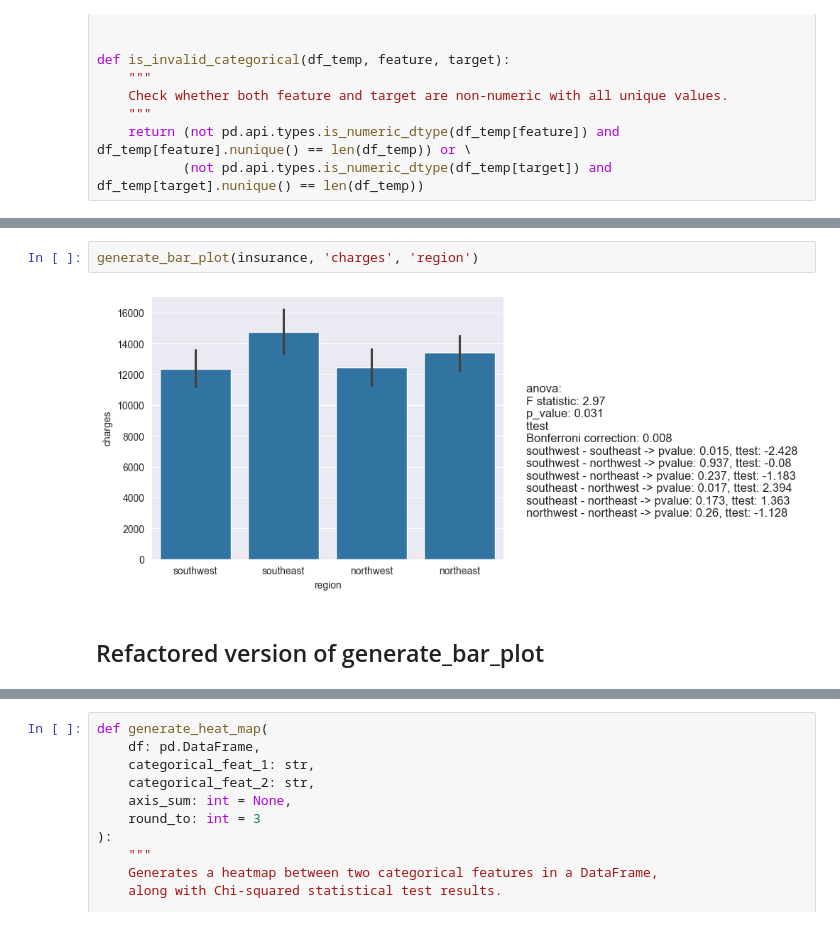
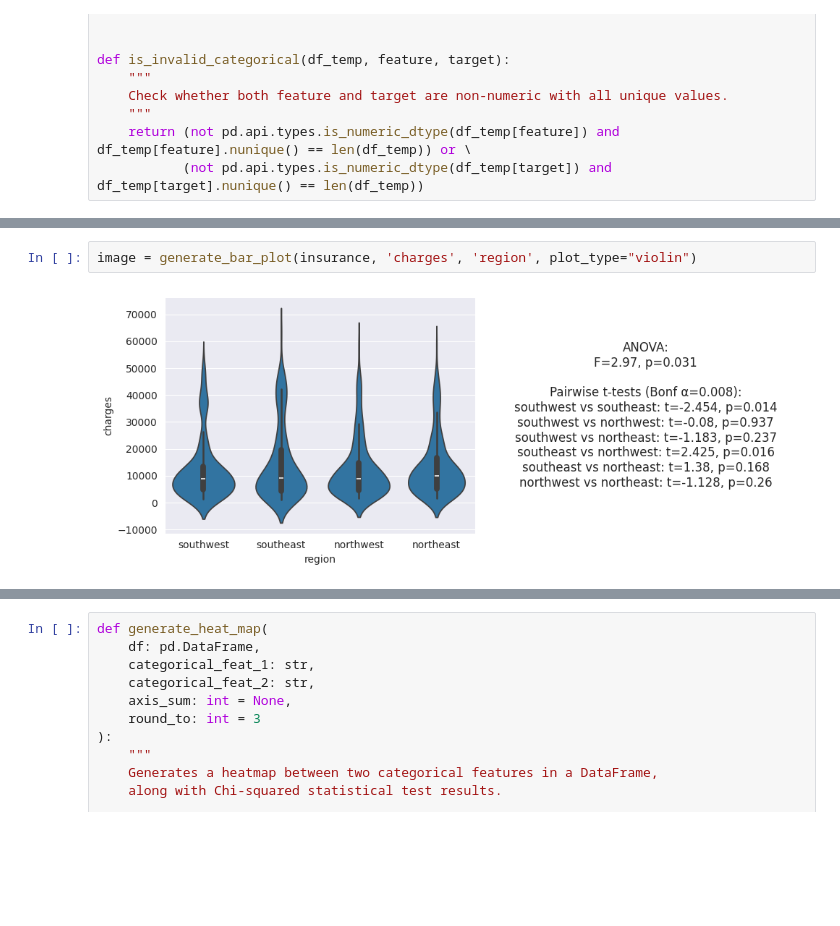
Before and after one commit to RodolfoPCruz/eda_toolkit, a Jupyter notebook: notebooks/bivariate_statistics.ipynb, the cells around one changed output, grey strips where cells are left out. Drawn from its saved outputs; the diff is of its cells as text; blank space fills up the shorter version.

```diff
--- a/notebooks/bivariate_statistics.ipynb
+++ b/notebooks/bivariate_statistics.ipynb
@@ -393,6 +361,4 @@ def generate_bar_plot(df: pd.DataFrame, numerical_feature: str, categorical_feat
 # %%
-generate_bar_plot(insurance, 'charges', 'region')
+image = generate_bar_plot(insurance, 'charges', 'region', plot_type="violin")
 # %% [output]
-[figure, old version]
+[figure, new version]
-# %% [markdown]
-## Refactored version of generate_bar_plot
```
Also changed, not shown: parts of 25 cells of this notebook, 11 other files.
